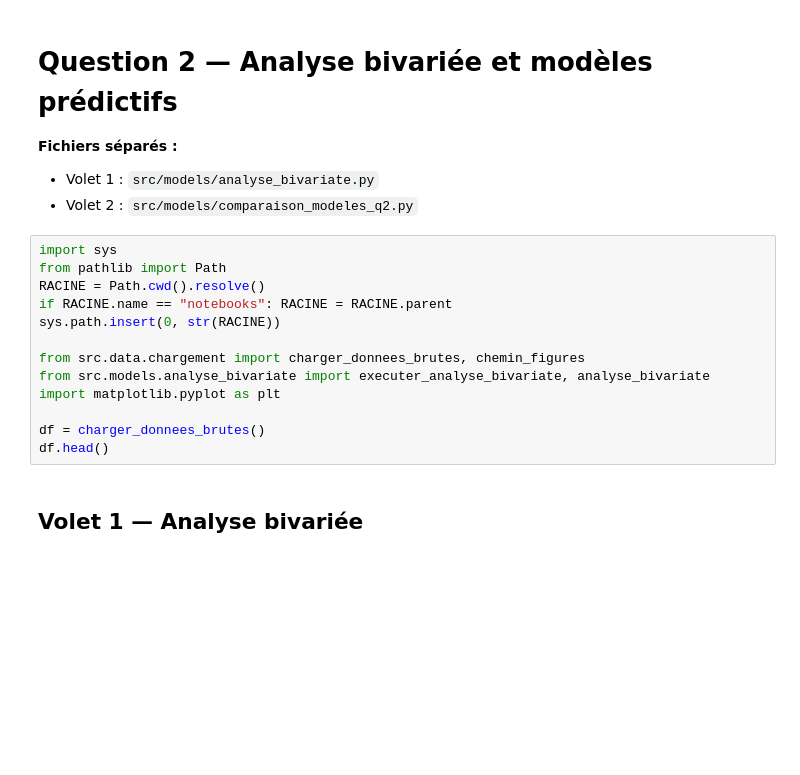
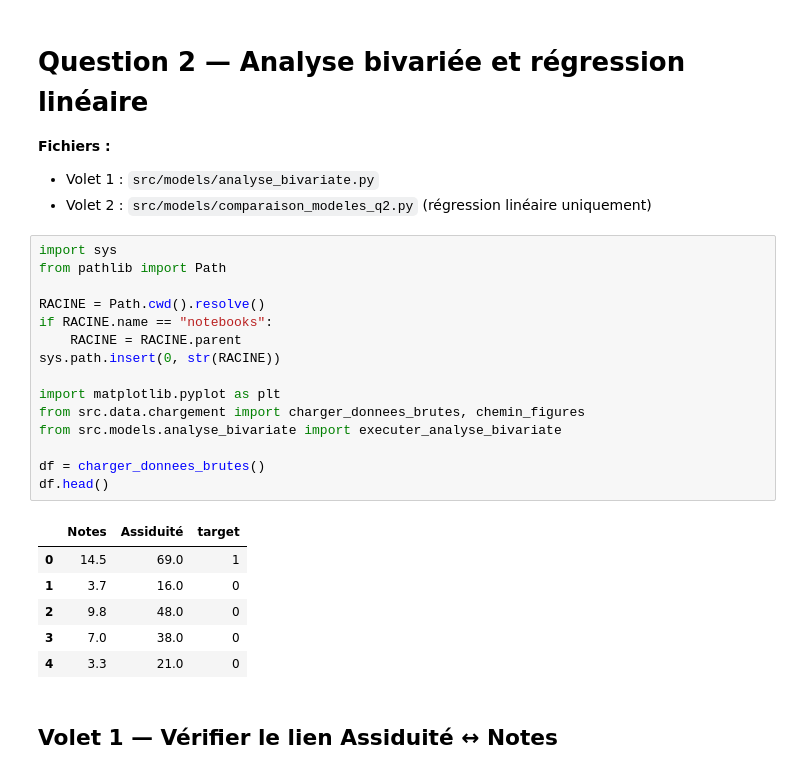
Before and after one commit to ABOGO-tech237/INF232_TP_GROUPE20, a Jupyter notebook: notebooks/question2_regression_lineaire.ipynb, the cells around one changed output. Saved outputs shown, nothing was run; the diff lists cells and outputs as text; blank space fills up the shorter version.

Commit message:
ajout de la question 4

```diff
--- a/notebooks/question2_regression_lineaire.ipynb
+++ b/notebooks/question2_regression_lineaire.ipynb
@@ -1,23 +1,32 @@
 # %% [markdown]
-# Question 2 — Analyse bivariée et modèles prédictifs
+# Question 2 — Analyse bivariée et régression linéaire
 
-**Fichiers séparés :**
+**Fichiers :**
 - Volet 1 : `src/models/analyse_bivariate.py`
-- Volet 2 : `src/models/comparaison_modeles_q2.py`
+- Volet 2 : `src/models/comparaison_modeles_q2.py` (régression linéaire uniquement)
 # %%
 import sys
 from pathlib import Path
+
 RACINE = Path.cwd().resolve()
-if RACINE.name == "notebooks": RACINE = RACINE.parent
+if RACINE.name == "notebooks":
+    RACINE = RACINE.parent
 sys.path.insert(0, str(RACINE))
 
+import matplotlib.pyplot as plt
 from src.data.chargement import charger_donnees_brutes, chemin_figures
-from src.models.analyse_bivariate import executer_analyse_bivariate, analyse_bivariate
-import matplotlib.pyplot as plt
+from src.models.analyse_bivariate import executer_analyse_bivariate
 
 df = charger_donnees_brutes()
 df.head()
+# %% [output]
+|  | Notes | Assiduité | target |
+| 0 | 14.5 | 69.0 | 1 |
+| 1 | 3.7 | 16.0 | 0 |
+| 2 | 9.8 | 48.0 | 0 |
+| 3 | 7.0 | 38.0 | 0 |
+| 4 | 3.3 | 21.0 | 0 |
 # %% [markdown]
-## Volet 1 — Analyse bivariée
+## Volet 1 — Vérifier le lien Assiduité ↔ Notes
 # %%
 q2_v1 = executer_analyse_bivariate()
```
Also changed, not shown: parts of 10 cells of this notebook, 17 other files.
